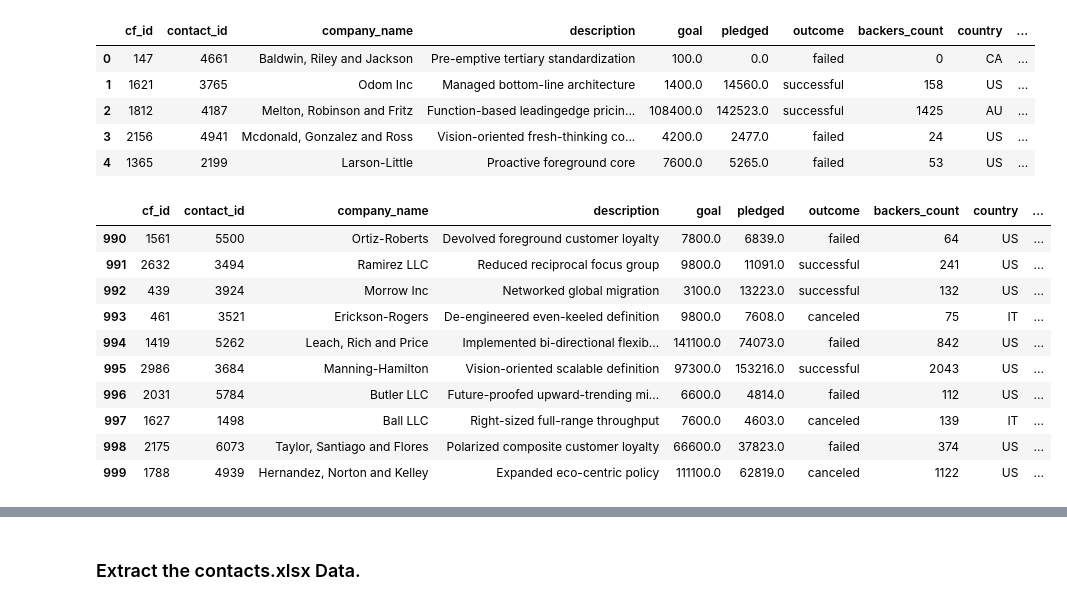
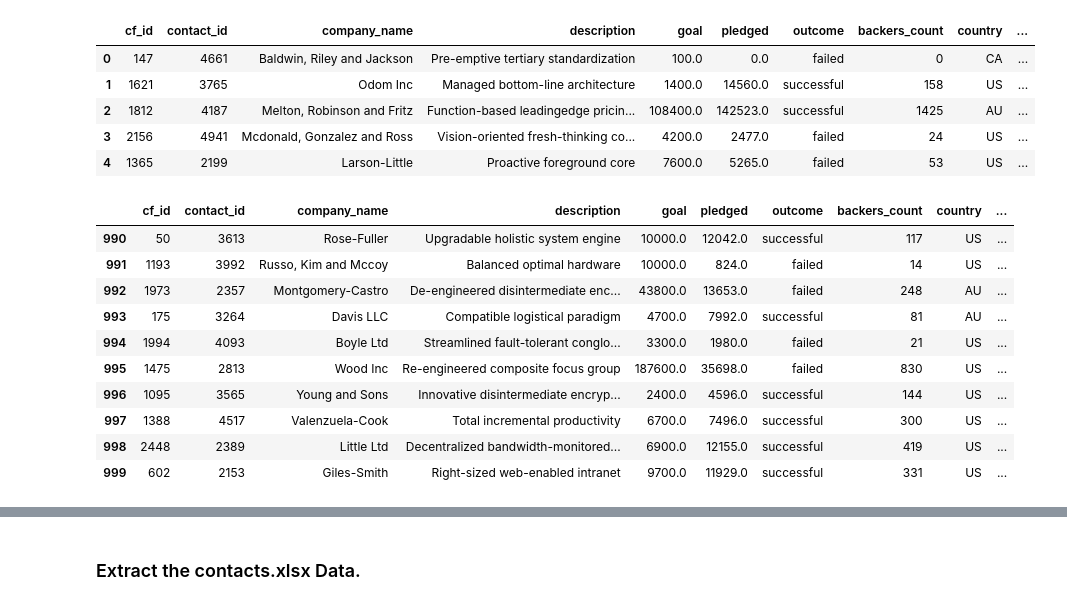
Before and after one commit to jaigupta30/Crowdfunding_ETL, a Jupyter notebook: ETL_Mini_Project_Starter_Code.ipynb, the cells around one changed output, grey strips where cells are left out. Drawn from its saved outputs; the diff is of its cells as text; code cells hidden in the pictures.

Commit message:
Campaign Dataframe

```diff
--- a/ETL_Mini_Project_Starter_Code.ipynb
+++ b/ETL_Mini_Project_Starter_Code.ipynb
@@ -122,14 +122,14 @@ print(scat_ids)
 ['subcat1', 'subcat2', 'subcat3', 'subcat4', 'subcat5', 'subcat6', 'subcat7', 'subcat8', 'subcat9', 'subcat10', 'subcat11', 'subcat12', 'subcat13', 'subcat14', 'subcat15', 'subcat16', 'subcat17', 'sub ...
 # %%
 # Create a category DataFrame with the category_id array as the category_id and categories list as the category name.
-category_df = pd.DataFrame(columns=['cat_ids','category_list'])
+category_df = pd.DataFrame(columns=['cat_ids','category'])
 category_df['cat_ids']=cat_ids
-category_df['category_list'] = category_list
+category_df['category'] = category
 
 # Create a category DataFrame with the subcategory_id array as the subcategory_id and subcategories list as the subcategory name.
 subcategory_df = pd.DataFrame(columns=['subcategory-id', 'sub-category'])
 subcategory_df['subcategory-id']= scat_ids
-subcategory_df['sub-category'] = sub_category_list
+subcategory_df['sub-category'] = subcategory
 # %%
 category_df
 # %% [output]
@@ -203,6 +203,10 @@ campaign_df.head()
 | 4 | 1365 | 2199 | Larson-Little | Proactive foreground core | 7600 | 5265 | failed | 53 | US | ... |
 # %%
 # Rename the blurb, launched_at, and deadline columns.
+campaign_df.rename(columns={'blurb':'description',
+                            'launched_at':'launched_date',
+                            'deadline':'end_date'}, inplace=True)
+campaign_df.head()
 # %% [output]
 |  | cf_id | contact_id | company_name | description | goal | pledged | outcome | backers_count | country | ... |
 | 0 | 147 | 4661 | Baldwin, Riley and Jackson | Pre-emptive tertiary standardization | 100 | 0 | failed | 0 | CA | ... |
@@ -212,6 +216,10 @@ campaign_df.head()
 | 4 | 1365 | 2199 | Larson-Little | Proactive foreground core | 7600 | 5265 | failed | 53 | US | ... |
 # %%
 # Convert the goal and pledged columns to a `float` data type.
+campaign_df['goal'] = campaign_df['goal'].astype('float')
+campaign_df['pledged'] = campaign_df['pledged'].astype('float')
+
+campaign_df.head()
 # %% [output]
 |  | cf_id | contact_id | company_name | description | goal | pledged | outcome | backers_count | country | ... |
 | 0 | 147 | 4661 | Baldwin, Riley and Jackson | Pre-emptive tertiary standardization | 100.0 | 0.0 | failed | 0 | CA | ... |
@@ -243,6 +252,9 @@ dtype: object
 # %%
 # Format the launched_date and end_date columns to datetime format
 from datetime import datetime as dt
+campaign_df["launched_date"]  = pd.to_datetime(campaign_df["launched_date"])
+campaign_df["end_date"]  = pd.to_datetime(campaign_df["end_date"])
+campaign_df.head()
 # %% [output]
 |  | cf_id | contact_id | company_name | description | goal | pledged | outcome | backers_count | country | ... |
 | 0 | 147 | 4661 | Baldwin, Riley and Jackson | Pre-emptive tertiary standardization | 100.0 | 0.0 | failed | 0 | CA | ... |
@@ -253,18 +265,19 @@ from datetime import datetime as dt
 # %%
 # Merge the campaign_df with the category_df on the "category" column and
 # the subcategory_df on the "subcategory" column.
-
-
+# grocery_database = grocery_df_clean.merge(grocery_supplier, on='upc12', how='right')
+campaign_merged_df = campaign_df.merge(category_df, on='category', how = 'right')
+campaign_merged_df = campaign_merged_df.merge(subcategory_df, on='sub-category', how = 'right')
 campaign_merged_df.tail(10)
 # %% [output]
 |  | cf_id | contact_id | company_name | description | goal | pledged | outcome | backers_count | country | ... |
-| 990 | 1561 | 5500 | Ortiz-Roberts | Devolved foreground customer loyalty | 7800.0 | 6839.0 | failed | 64 | US | ... |
-| 991 | 2632 | 3494 | Ramirez LLC | Reduced reciprocal focus group | 9800.0 | 11091.0 | successful | 241 | US | ... |
-| 992 | 439 | 3924 | Morrow Inc | Networked global migration | 3100.0 | 13223.0 | successful | 132 | US | ... |
-| 993 | 461 | 3521 | Erickson-Rogers | De-engineered even-keeled definition | 9800.0 | 7608.0 | canceled | 75 | IT | ... |
-| 994 | 1419 | 5262 | Leach, Rich and Price | Implemented bi-directional flexib... | 141100.0 | 74073.0 | failed | 842 | US | ... |
-| 995 | 2986 | 3684 | Manning-Hamilton | Vision-oriented scalable definition | 97300.0 | 153216.0 | successful | 2043 | US | ... |
-| 996 | 2031 | 5784 | Butler LLC | Future-proofed upward-trending mi... | 6600.0 | 4814.0 | failed | 112 | US | ... |
-| 997 | 1627 | 1498 | Ball LLC | Right-sized full-range throughput | 7600.0 | 4603.0 | canceled | 139 | IT | ... |
-| 998 | 2175 | 6073 | Taylor, Santiago and Flores | Polarized composite customer loyalty | 66600.0 | 37823.0 | failed | 374 | US | ... |
-| 999 | 1788 | 4939 | Hernandez, Norton and Kelley | Expanded eco-centric policy | 111100.0 | 62819.0 | canceled | 1122 | US | ... |
+| 990 | 50 | 3613 | Rose-Fuller | Upgradable holistic system engine | 10000.0 | 12042.0 | successful | 117 | US | ... |
+| 991 | 1193 | 3992 | Russo, Kim and Mccoy | Balanced optimal hardware | 10000.0 | 824.0 | failed | 14 | US | ... |
+| 992 | 1973 | 2357 | Montgomery-Castro | De-engineered disintermediate enc... | 43800.0 | 13653.0 | failed | 248 | AU | ... |
+| 993 | 175 | 3264 | Davis LLC | Compatible logistical paradigm | 4700.0 | 7992.0 | successful | 81 | AU | ... |
+| 994 | 1994 | 4093 | Boyle Ltd | Streamlined fault-tolerant conglo... | 3300.0 | 1980.0 | failed | 21 | US | ... |
+| 995 | 1475 | 2813 | Wood Inc | Re-engineered composite focus group | 187600.0 | 35698.0 | failed | 830 | US | ... |
+| 996 | 1095 | 3565 | Young and Sons | Innovative disintermediate encryp... | 2400.0 | 4596.0 | successful | 144 | US | ... |
+| 997 | 1388 | 4517 | Valenzuela-Cook | Total incremental productivity | 6700.0 | 7496.0 | successful | 300 | US | ... |
+| 998 | 2448 | 2389 | Little Ltd | Decentralized bandwidth-monitored... | 6900.0 | 12155.0 | successful | 419 | US | ... |
+| 999 | 602 | 2153 | Giles-Smith | Right-sized web-enabled intranet | 9700.0 | 11929.0 | successful | 331 | US | ... |
```
Also changed, not shown: parts of 7 cells of this notebook, 2 other files.
